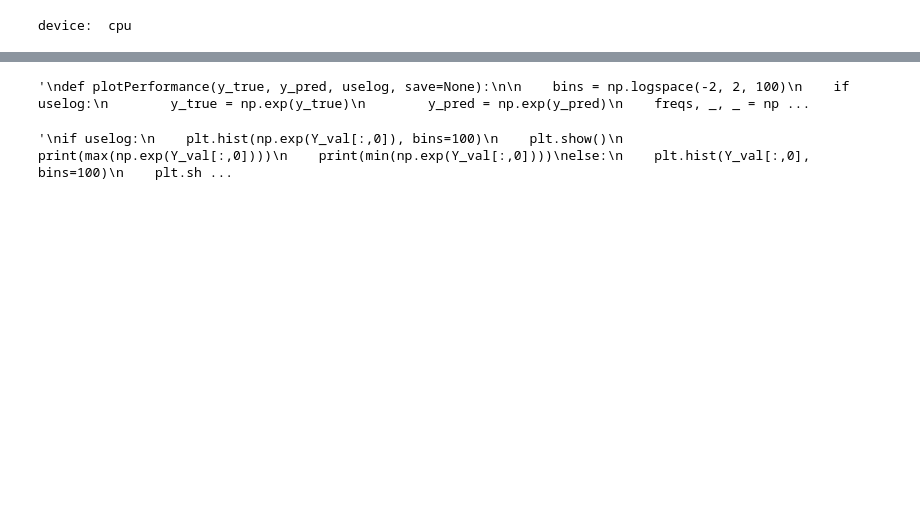
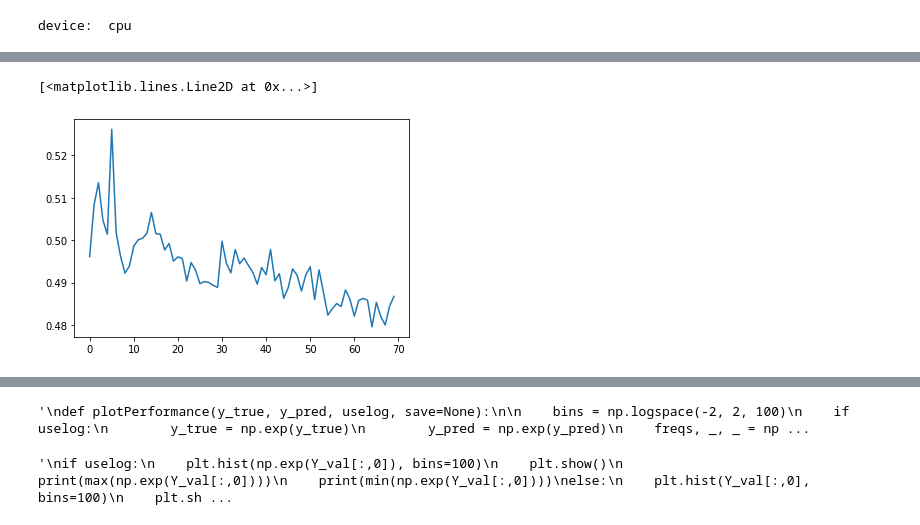
Before and after one commit to ingridingemarsson/geostat-masters-thesis, a Jupyter notebook: notebooks/view_results.ipynb, the cells around one changed output, grey strips where cells are left out. Saved outputs shown, nothing was run; the diff lists cells and outputs as text; code cells hidden in the pictures; blank space fills up the shorter version.

```diff
--- a/notebooks/view_results.ipynb
+++ b/notebooks/view_results.ipynb
@@ -91,3 +101,8 @@ plt.plot(qrnn_model.training_history['validation_loss'])
+# %%
+plt.plot(qrnn_model.training_history['CRPS'])
+# %% [output]
+[<matplotlib.lines.Line2D at 0x...>]
+[figure, added]
 # %%
 def importData(channels, BATCH_SIZE, path_to_data, path_to_stats, uselog):
     tran = [Mask()]
```
Also changed, not shown: parts of 8 cells of this notebook.
